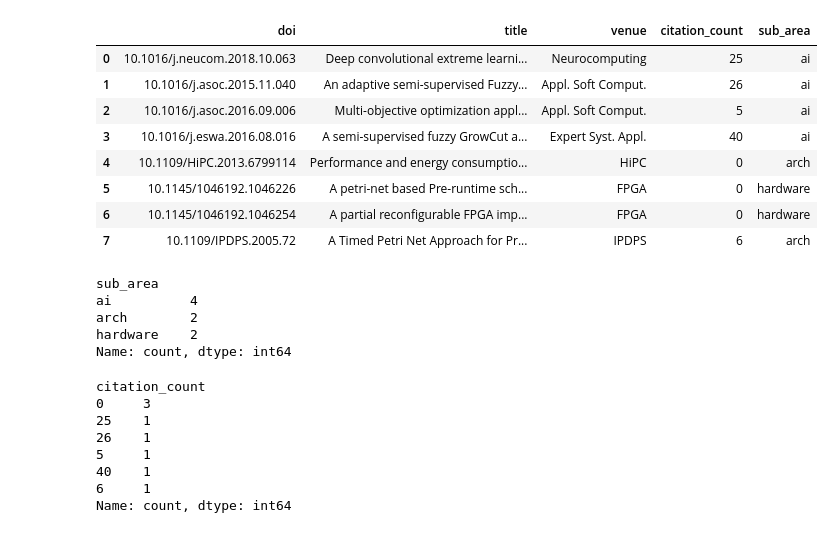
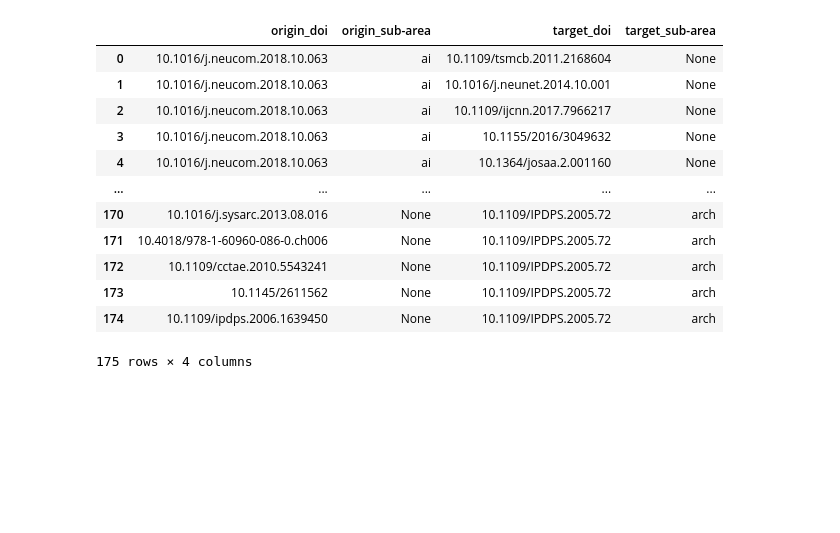
Before and after one commit to viniciusmioto/br_citation_network_cs, a Jupyter notebook: src/citation_tests.ipynb, the cells around one changed output. Drawn from its saved outputs; the diff is of its cells as text; code cells hidden in the pictures; blank space fills up the shorter version.

Commit message:
[feat] citation network with sub-area

```diff
--- a/src/citation_tests.ipynb
+++ b/src/citation_tests.ipynb
@@ -183,7 +234,4 @@ def load_all_area_mappings():
 # %%
-# -------------------------------
-# MAIN PROCESS
-# -------------------------------
 if __name__ == "__main__":
     # Step 0: Load researchers' data
     # URL of the CSV file
@@ -196,7 +244,7 @@ if __name__ == "__main__":
 
     # Step 2: Fetch publications from DBLP for a given PID,
     #         assigning sub-area as part of the fetching process.
-    pid = researchers_df['pid'][0]
+    pid = researchers_df['pid'][0]  # taking the first PID as an example
     print(f"\nStep 2: Fetching publications for DBLP PID: {pid} (only those with a matching sub-area)")
     publications = get_dblp_publications(pid, csindex_mapping)
 
@@ -207,19 +255,18 @@ if __name__ == "__main__":
         print(publication_df.head())
     else:
         print("No publications with a valid sub-area were retrieved.")
+        exit(0)
 
-    # Step 4: (Optional) Build the citation edge list for a sample DOI.
-    doi_input = "10.1016/j.neucom.2018.10.063"
-    print(f"\nStep 4: Fetching citation data for DOI: {doi_input}")
-    outgoing_edges = get_references(doi_input)
-    incoming_edges = get_citations(doi_input)
-    all_edges = outgoing_edges + incoming_edges
-    if all_edges:
-        citations_df = pd.DataFrame(all_edges).drop_duplicates()
-        print("\nCitations DataFrame:")
-        print(citations_df)
+    # Step 4: Build the citations network DataFrame (edgelist) from the fetched publications
+    print("\nStep 4: Building the citations network DataFrame...")
+    citations_network_df = build_citations_network_df(publications)
+
+    # Step 5: Display the new citations network DataFrame
+    if not citations_network_df.empty:
+        print("\ncitations_network_df (first 10 rows):")
+        print(citations_network_df.head(10))
     else:
-        print("No citation edges were retrieved.")
+        print("No citation edges were found for these publications.")
 # %% [output]
 Step 1: Loading CSIndexBR area mappings...
 
@@ -241,31 +288,16 @@ Loading CSV mapping from: https://raw.githubusercontent.com/aserg-ufmg/CSIndex/r
-# %%
-publication_df
-# %% [output]
-|  | doi | title | venue | citation_count | sub_area |
-| 0 | 10.1016/j.neucom.2018.10.063 | Deep convolutional extreme learni... | Neurocomputing | 25 | ai |
-| 1 | 10.1016/j.asoc.2015.11.040 | An adaptive semi-supervised Fuzzy... | Appl. Soft Comput. | 26 | ai |
-| 2 | 10.1016/j.asoc.2016.09.006 | Multi-objective optimization appl... | Appl. Soft Comput. | 5 | ai |
-| 3 | 10.1016/j.eswa.2016.08.016 | A semi-supervised fuzzy GrowCut a... | Expert Syst. Appl. | 40 | ai |
-| 4 | 10.1109/HiPC.2013.6799114 | Performance and energy consumptio... | HiPC | 0 | arch |
-| 5 | 10.1145/1046192.1046226 | A petri-net based Pre-runtime sch... | FPGA | 0 | hardware |
-| 6 | 10.1145/1046192.1046254 | A partial reconfigurable FPGA imp... | FPGA | 0 | hardware |
-| 7 | 10.1109/IPDPS.2005.72 | A Timed Petri Net Approach for Pr... | IPDPS | 6 | arch |
-# %%
-publication_df['sub_area'].value_counts()
-# %% [output]
-sub_area
-ai          4
-arch        2
-hardware    2
-Name: count, dtype: int64
-# %%
-publication_df['citation_count'].value_counts()
-# %% [output]
-citation_count
-0     3
-25    1
-26    1
-5     1
-40    1
-6     1
-Name: count, dtype: int64
+# %%
+citations_network_df
+# %% [output]
+|  | origin_doi | origin_sub-area | target_doi | target_sub-area |
+| 0 | 10.1016/j.neucom.2018.10.063 | ai | 10.1109/tsmcb.2011.2168604 | None |
+| 1 | 10.1016/j.neucom.2018.10.063 | ai | 10.1016/j.neunet.2014.10.001 | None |
+| 2 | 10.1016/j.neucom.2018.10.063 | ai | 10.1109/ijcnn.2017.7966217 | None |
+| 3 | 10.1016/j.neucom.2018.10.063 | ai | 10.1155/2016/3049632 | None |
+| 4 | 10.1016/j.neucom.2018.10.063 | ai | 10.1364/josaa.2.001160 | None |
+| ... | ... | ... | ... | ... |
+| 170 | 10.1016/j.sysarc.2013.08.016 | None | 10.1109/IPDPS.2005.72 | arch |
+| 171 | 10.4018/978-1-60960-086-0.ch006 | None | 10.1109/IPDPS.2005.72 | arch |
+| 172 | 10.1109/cctae.2010.5543241 | None | 10.1109/IPDPS.2005.72 | arch |
+| 173 | 10.1145/2611562 | None | 10.1109/IPDPS.2005.72 | arch |
+| 174 | 10.1109/ipdps.2006.1639450 | None | 10.1109/IPDPS.2005.72 | arch |
+175 rows × 4 columns
```
Also changed, not shown: parts of 2 cells of this notebook, 2 other files.
